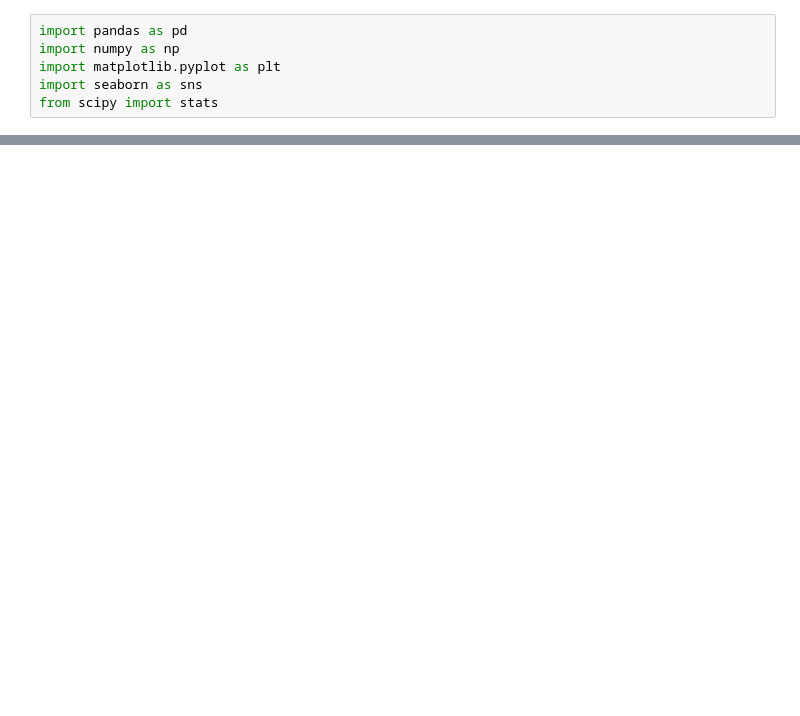
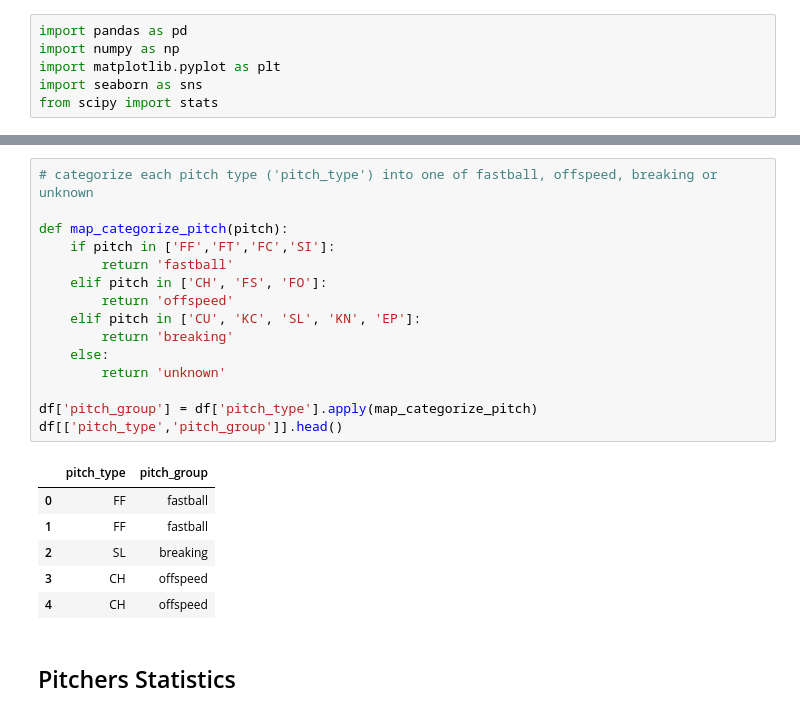
Before and after one commit to Stevey8/Fastball-vs-Pitcher-Performance, a Jupyter notebook: mlb_pitcher_2019.ipynb, the cells around one changed output, grey strips where cells are left out. Saved outputs shown, nothing was run; the diff lists cells and outputs as text; blank space fills up the shorter version.

```diff
--- a/mlb_pitcher_2019.ipynb
+++ b/mlb_pitcher_2019.ipynb
@@ -291,0 +91,24 @@ sns.lmplot(x='start_speed',y='batters_faced',data=battersfaced_speed,fit_reg=Tru
+# %%
+# categorize each pitch type ('pitch_type') into one of fastball, offspeed, breaking or unknown
+
+def map_categorize_pitch(pitch):
+    if pitch in ['FF','FT','FC','SI']:
+        return 'fastball'
+    elif pitch in ['CH', 'FS', 'FO']:
+        return 'offspeed'
+    elif pitch in ['CU', 'KC', 'SL', 'KN', 'EP']:
+        return 'breaking'
+    else:
+        return 'unknown'
+
+df['pitch_group'] = df['pitch_type'].apply(map_categorize_pitch)
+df[['pitch_type','pitch_group']].head()
+# %% [output]
+|  | pitch_type | pitch_group |
+| 0 | FF | fastball |
+| 1 | FF | fastball |
+| 2 | SL | breaking |
+| 3 | CH | offspeed |
+| 4 | CH | offspeed |
+# %% [markdown]
+## Pitchers Statistics
```
Also changed, not shown: parts of 56 cells of this notebook, 1 other file.
